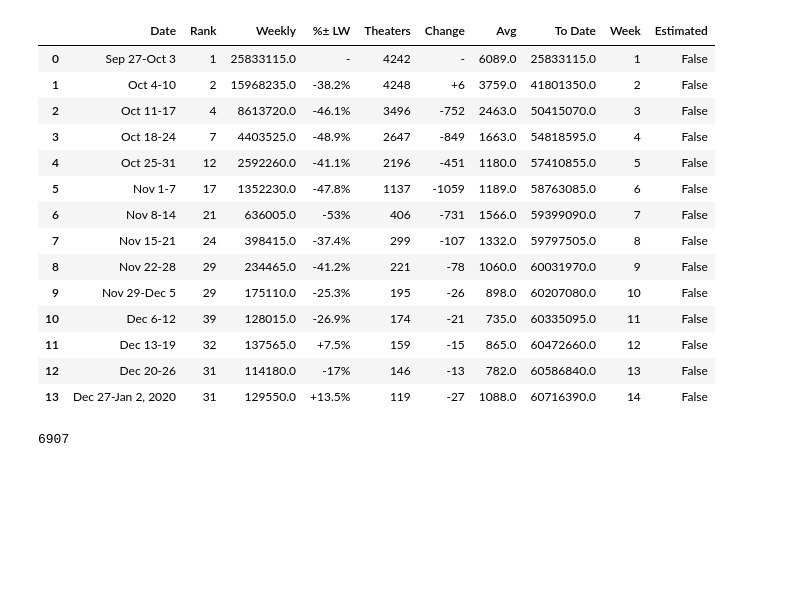
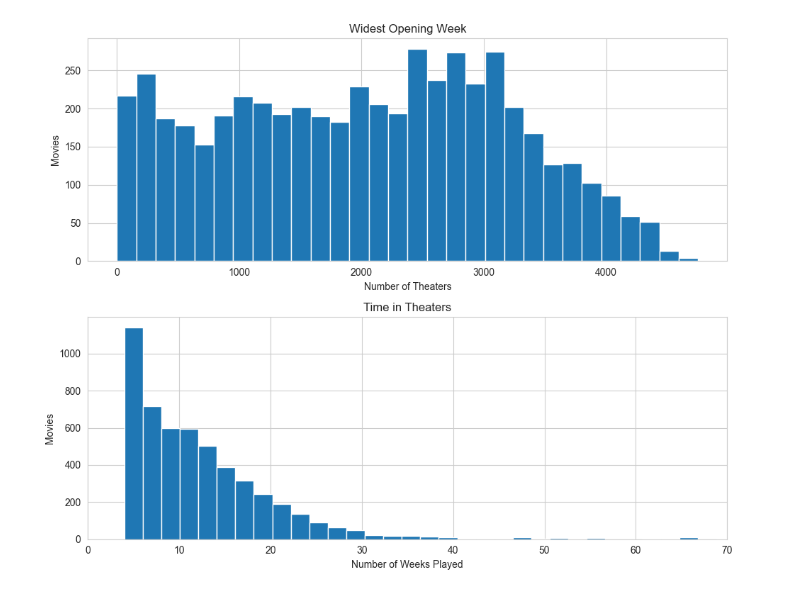
Before and after one commit to wampler77/ReelMetrics, a Jupyter notebook: ExploringBoxOfficeAndReview.ipynb, the cells around one changed output. Saved outputs shown, nothing was run; the diff lists cells and outputs as text; code cells hidden in the pictures; blank space fills up the shorter version.

```diff
--- a/ExploringBoxOfficeAndReview.ipynb
+++ b/ExploringBoxOfficeAndReview.ipynb
@@ -40,22 +85,26 @@ for title in list(boxOffice)[2::500]:
 # %%
-boxOffice['Abominable']
+maxTheaters = []
+numWeeks = []
+for title in boxOffice.keys():
+    maxTheaters.append(max(boxOffice[title].Theaters))
+    numWeeks.append(int(max(boxOffice[title].Week)))
+
+figs, axs = plt.subplots(2, figsize=(10, 8))
+axs[0].hist(maxTheaters, bins=30)
+axs[0].set_title('Widest Opening Week')
+# plt.xlim([0, 50])
+axs[0].set_xlabel('Number of Theaters')
+axs[0].set_ylabel('Movies')
+
+axs[1].hist(numWeeks, bins=200)
+
+# Ticks placed at the center of the bins.
+axs[1].set_title('Time in Theaters')
+axs[1].set_xlim([0, 70])
+# axs[1].set_xticks(np.arange(1, 300, 30))
+# axs[1].set_xticklabels(np.arange(1, 300, 30))
+axs[1].set_xlabel('Number of Weeks Played')
+axs[1].set_ylabel('Movies')
+figs.tight_layout()
 # %% [output]
-|  | Date | Rank | Weekly | %± LW | Theaters | Change | Avg | To Date | Week | Estimated |
-| 0 | Sep 27-Oct 3 | 1 | 25833115.0 | - | 4242 | - | 6089.0 | 25833115.0 | 1 | False |
-| 1 | Oct 4-10 | 2 | 15968235.0 | -38.2% | 4248 | +6 | 3759.0 | 41801350.0 | 2 | False |
-| 2 | Oct 11-17 | 4 | 8613720.0 | -46.1% | 3496 | -752 | 2463.0 | 50415070.0 | 3 | False |
-| 3 | Oct 18-24 | 7 | 4403525.0 | -48.9% | 2647 | -849 | 1663.0 | 54818595.0 | 4 | False |
-| 4 | Oct 25-31 | 12 | 2592260.0 | -41.1% | 2196 | -451 | 1180.0 | 57410855.0 | 5 | False |
-| 5 | Nov 1-7 | 17 | 1352230.0 | -47.8% | 1137 | -1059 | 1189.0 | 58763085.0 | 6 | False |
-| 6 | Nov 8-14 | 21 | 636005.0 | -53% | 406 | -731 | 1566.0 | 59399090.0 | 7 | False |
-| 7 | Nov 15-21 | 24 | 398415.0 | -37.4% | 299 | -107 | 1332.0 | 59797505.0 | 8 | False |
-| 8 | Nov 22-28 | 29 | 234465.0 | -41.2% | 221 | -78 | 1060.0 | 60031970.0 | 9 | False |
-| 9 | Nov 29-Dec 5 | 29 | 175110.0 | -25.3% | 195 | -26 | 898.0 | 60207080.0 | 10 | False |
-| 10 | Dec 6-12 | 39 | 128015.0 | -26.9% | 174 | -21 | 735.0 | 60335095.0 | 11 | False |
-| 11 | Dec 13-19 | 32 | 137565.0 | +7.5% | 159 | -15 | 865.0 | 60472660.0 | 12 | False |
-| 12 | Dec 20-26 | 31 | 114180.0 | -17% | 146 | -13 | 782.0 | 60586840.0 | 13 | False |
-| 13 | Dec 27-Jan 2, 2020 | 31 | 129550.0 | +13.5% | 119 | -27 | 1088.0 | 60716390.0 | 14 | False |
+[figure, added]
-# %%
-len(boxOffice)
-# %% [output]
-6907
```
Also changed, not shown: parts of 7 cells of this notebook.
